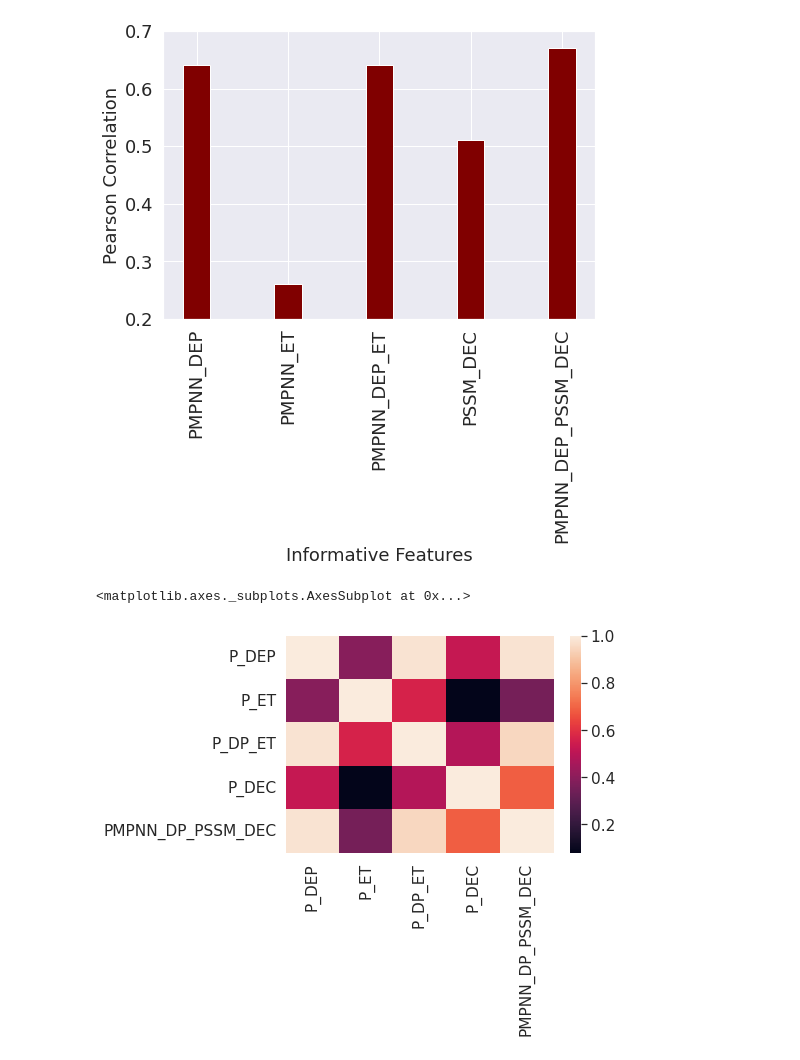
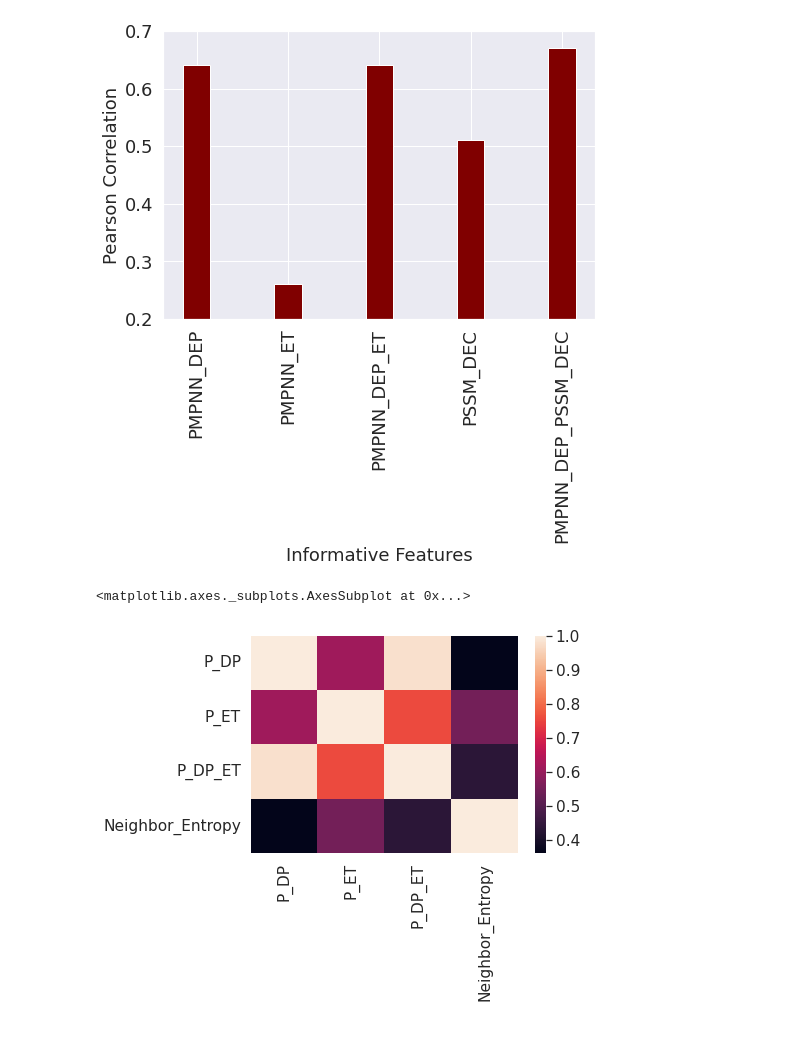
Before and after one commit to SajidAhmeduiu/ProteinMPNN, a Jupyter notebook: Sajid_Additions/ProteinMPNNTesting_V4.ipynb, the cells around one changed output. Saved outputs shown, nothing was run; the diff lists cells and outputs as text; code cells hidden in the pictures.

Commit message:
Added bunch of functionalities for attention, and what not

```diff
--- a/Sajid_Additions/ProteinMPNNTesting_V4.ipynb
+++ b/Sajid_Additions/ProteinMPNNTesting_V4.ipynb
@@ -1922,6 +1836,7 @@ wild_mut_log_probabilities = []
 max_log_probabilities = []
 # Want to add entropy of the position with some kind of weight (maybe, just a for loop for checking weight combinations that sum to 1?)
 position_entropies = []
+weighted_neighbor_entropies = []
 for prot,muts in two_level_dict.items():
     if prot not in proteins_to_skip:
         try:
@@ -1930,6 +1845,7 @@ for prot,muts in two_level_dict.items():
             continue
         for mut in muts:
             # only fetching those mutations that have corresponding log-probabilities calculated and saved as values of "log_prob" key
+            # where the fuck is "log_prob" coming from, but "top_5_attention_weights" and "top_5_neighbor_indices" are not there?
             if "log_prob" in mut:
                 wild = mut["mut"][0]
                 alternate = mut["mut"][-1]
@@ -1939,6 +1855,16 @@ for prot,muts in two_level_dict.items():
                 wild_mut_log_probabilities.append((position_log_probabilities[aa_to_N[wild]],position_log_probabilities[aa_to_N[alternate]]))
                 max_log_probabilities.append(position_log_probabilities.max())
                 position_entropies.append(entropy(np.exp(position_log_probabilities)))
+                # These 0-based neighbor indices will be used for extracting the log-probabilities corresponding to the neighbor positions
+                n_indices= mut["top_5_neighbor_indices"]
+                # The neighbor weights will be used here for multiplying
+                n_weights = mut["top_5_attention_weights"].reshape(-1,1)
+                # Take entropy while taking care of the dimension along which entropy is calculated
+                # Taking entropy across last axis, because the shape of the input is (5,21), where 21 is the 21-way probability distribution
+                n_entropies = entropy(np.exp(mut["log_prob"][0,n_indices,:]),axis=-1).reshape(-1,1)
+                # I think this element-wise product is getting wrong
+                weighted_neighbor_entropies.append(n_entropies.sum())
+
     # Take only those mutations where "log_prob" is available and make a quick comparison for correlation plot
     # Next, read in PSSM, and do same
     # Then tree-way plot
@@ -1951,13 +1877,15 @@ mut_energies = []
 min_energies = []
 experimental_energies = []
 entropy_conservations = []
+neighbor_entropy_conservations = []
 # Now, add entropy of the position
-for true, estimate, max_prob, entropy_conservation in zip(true_vals,wild_mut_log_probabilities,max_log_probabilities,position_entropies):
+for true, estimate, max_prob, entropy_conservation, neighbor_entropy_conservation in zip(true_vals,wild_mut_log_probabilities,max_log_probabilities,position_entropies,weighted_neighbor_entropies):
     experimental_energies.append(true)
     wild_energies.append(estimate[0]*-1)
     mut_energies.append(estimate[1]*-1)
     min_energies.append(max_prob*-1)
     entropy_conservations.append(entropy_conservation*-1)
+    neighbor_entropy_conservations.append(neighbor_entropy_conservation*-1)
 # %%
 from scipy.stats import pearsonr
 # %%
@@ -2055,7 +1986,7 @@ def returnPSSMMapping(residue):
 
 
 # I will add PSSM values to the two-level dictionary for places where log_prob is available
-pssmDirectory = "/content/drive/MyDrive/ACCRE_PyRun_Setup/S_921_pssm_dir"
+pssmDirectory = "/content/drive/MyDrive/ACCRE_PyRun_Setup/S_2648_pssm_dir"
 for prot,muts in two_level_dict.items():
     if prot not in proteins_to_skip:
         try:
@@ -2097,7 +2028,9 @@ mut_wild_predictions = mut_energies - wild_energies
 mut_min_predictions = mut_energies - min_energies
 entropy_predictions = np.array(entropy_conservations)
 pssm_predictions = np.array(pssm_predictions)
+neighbor_entropy_predictions = np.array(neighbor_entropy_conservations)
 print(pearsonr(experimental_energies,mut_wild_predictions))
 print(pearsonr(experimental_energies,entropy_predictions))
-print(pearsonr(experimental_energies,pssm_predictions))
+# print(pearsonr(experimental_energies,pssm_predictions))
+print(pearsonr(experimental_energies,neighbor_entropy_predictions))
 # %% [output]
@@ -2178,27 +2105,27 @@ plt.show()
 # %%
 import pandas as pd
 import seaborn as sns
 
 mut_wild_predictions = np.array(mut_energies - wild_energies)
 entropy_predictions = np.array(entropy_conservations)
 first_second_combined = 0.5*mut_wild_predictions + 0.5*entropy_predictions
 pssm_predictions = np.array(pssm_predictions)
-first_pssm_combined = 0.89*mut_wild_predictions + 0.11*pssm_predictions
+# first_pssm_combined = 0.89*mut_wild_predictions + 0.11*pssm_predictions
 
 df_Ssym = pd.DataFrame(
     {'P_DP': mut_wild_predictions,
      'P_ET': entropy_predictions,
      'P_DP_ET':first_second_combined,
-     'P_DEC': pssm_predictions,
-     'PMPNN_DP_PSSM_DEC' : first_pssm_combined
-
+    #  'P_DEC': pssm_predictions,
+    #  'PMPNN_DP_PSSM_DEC' : first_pssm_combined,
+     'Neighbor_Entropy' : neighbor_entropy_predictions
     })
 corr = df_Ssym.corr()
 
 sns.set(font_scale=1.4)
 sns.heatmap(corr,
         xticklabels=corr.columns,
         yticklabels=corr.columns)
 # %% [output]
 <matplotlib.axes._subplots.AxesSubplot at 0x...>
-[figure, old version]
+[figure, new version]
```
Also changed, not shown: parts of 8 cells of this notebook.
